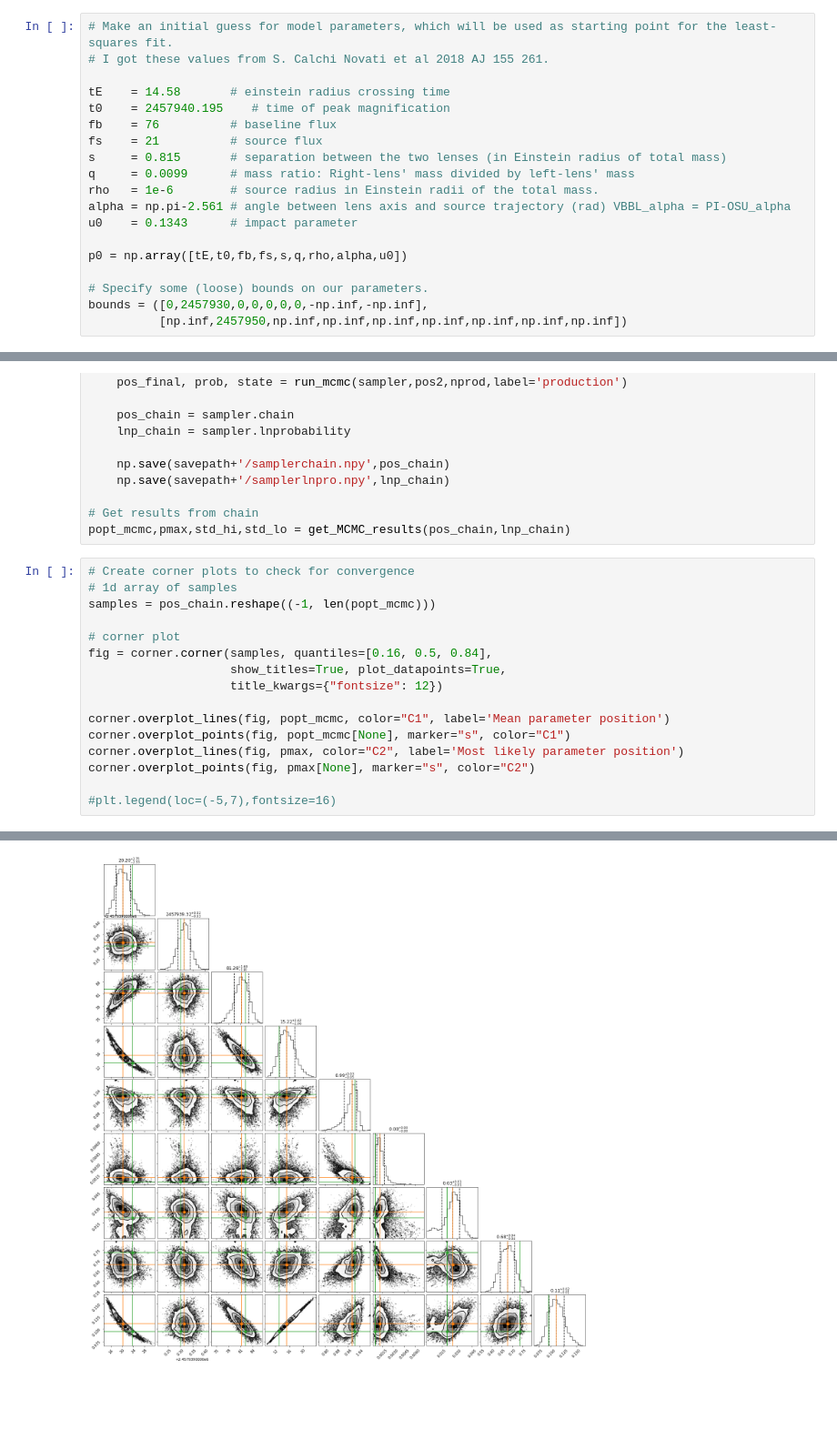
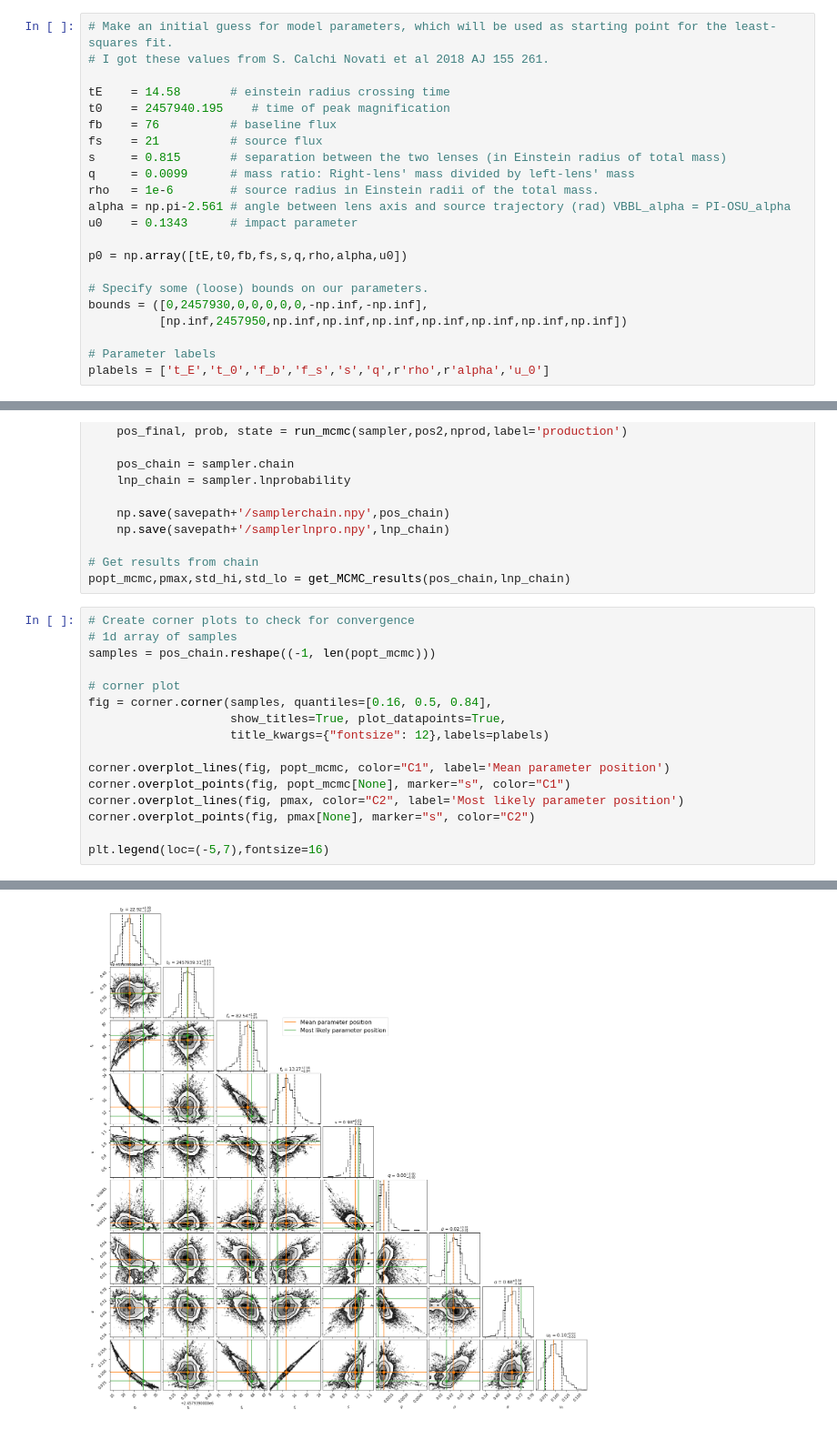
Before and after one commit to tbctk/tbk-Spitzer-ulens, a Jupyter notebook: Spitzer-ulens_Tutorial_ob171140_2lens.ipynb, the cells around one changed output, grey strips where cells are left out. Shown at 91% size. Cells and saved outputs as stored; diff of their text form; blank space fills up the shorter version.

```diff
--- a/Spitzer-ulens_Tutorial_ob171140_2lens.ipynb
+++ b/Spitzer-ulens_Tutorial_ob171140_2lens.ipynb
@@ -87,6 +88,9 @@ p0 = np.array([tE,t0,fb,fs,s,q,rho,alpha,u0])
 # Specify some (loose) bounds on our parameters.
 bounds = ([0,2457930,0,0,0,0,0,-np.inf,-np.inf],
           [np.inf,2457950,np.inf,np.inf,np.inf,np.inf,np.inf,np.inf,np.inf])
+
+# Parameter labels
+plabels = ['t_E','t_0','f_b','f_s','s','q',r'rho',r'alpha','u_0']
 # %%
 model = models.BinaryLensModel()
 
@@ -228,12 +233,12 @@ samples = pos_chain.reshape((-1, len(popt_mcmc)))
 # corner plot
 fig = corner.corner(samples, quantiles=[0.16, 0.5, 0.84],
                     show_titles=True, plot_datapoints=True,
-                    title_kwargs={"fontsize": 12})
+                    title_kwargs={"fontsize": 12},labels=plabels)
 
 corner.overplot_lines(fig, popt_mcmc, color="C1", label='Mean parameter position')
 corner.overplot_points(fig, popt_mcmc[None], marker="s", color="C1")
 corner.overplot_lines(fig, pmax, color="C2", label='Most likely parameter position')
 corner.overplot_points(fig, pmax[None], marker="s", color="C2")
 
-#plt.legend(loc=(-5,7),fontsize=16)
+plt.legend(loc=(-5,7),fontsize=16)
 # %% [output]
@@ -240,4 +246,4 @@ corner.overplot_points(fig, pmax[None], marker="s", color="C2")
-[figure, old version]
+[figure, new version]
 # %%
 # Re-run MCMC if it does not look converged. This cell can be run repeatedly.
 rerun_mcmc = True
```
Also changed, not shown: parts of 14 cells of this notebook, 5 other files.
